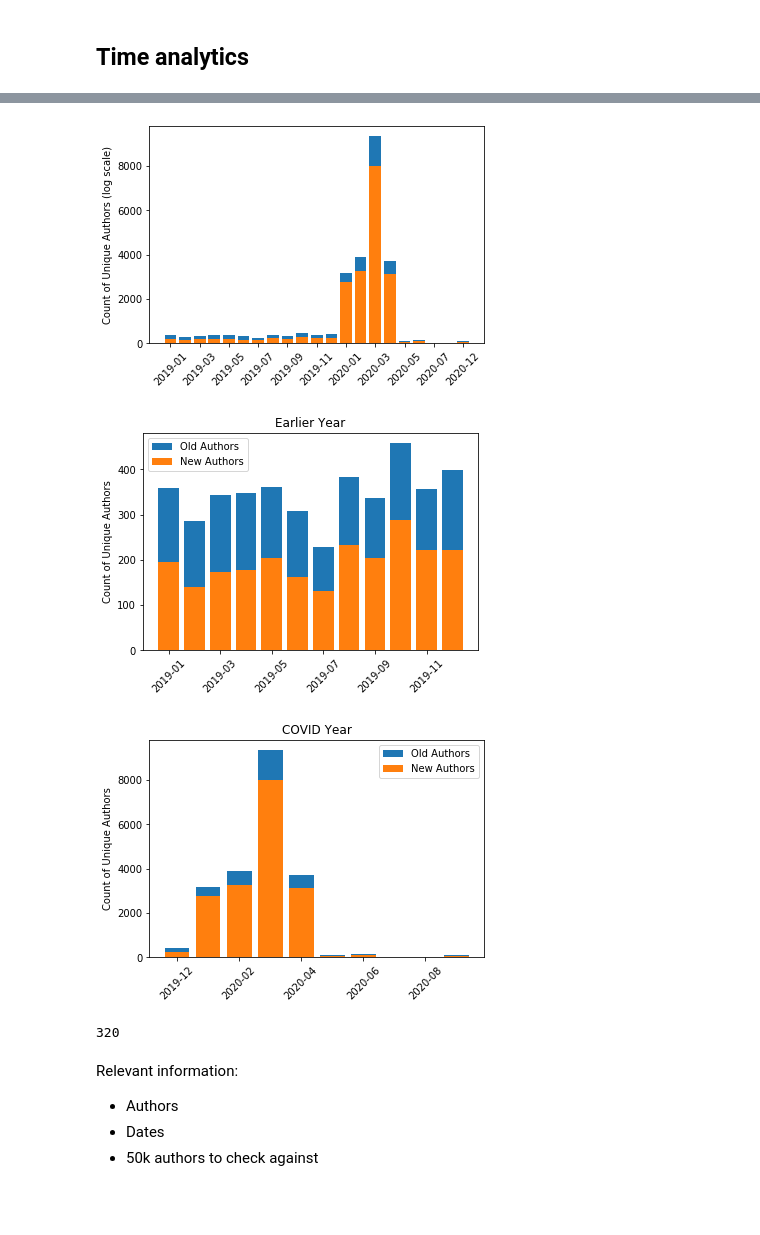
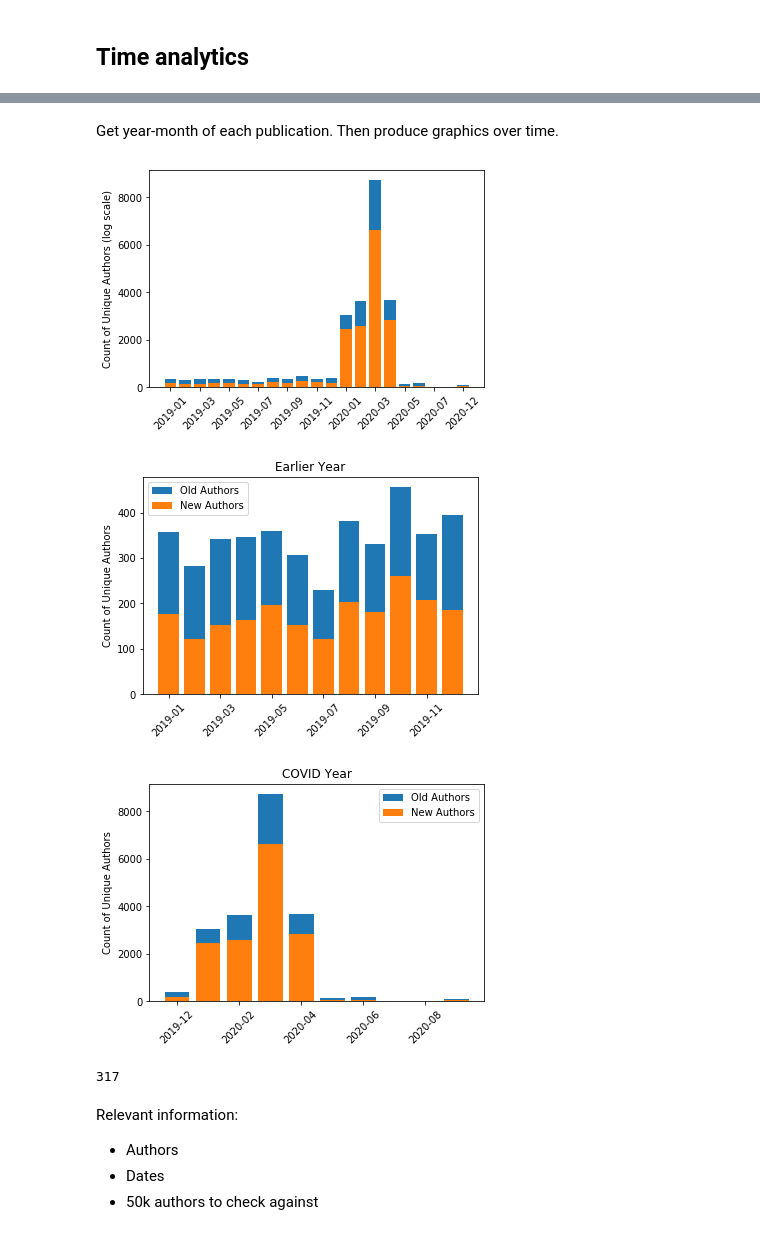
Before and after one commit to COVID19-DVRN/Project-B_Scientific-Opportunism, a Jupyter notebook: AuthorAnalytics.ipynb, the cells around one changed output, grey strips where cells are left out. Drawn from its saved outputs; the diff is of its cells as text; code cells hidden in the pictures; blank space fills up the shorter version.

Commit message:
Author name disambiguation using known rules, and creation of unique author name IDs

```diff
--- a/AuthorAnalytics.ipynb
+++ b/AuthorAnalytics.ipynb
@@ -216,5 +253,0 @@ print(np.std(times) / (len(times) ** 0.5))
-# %%
-x = 'Aarthi Narayanan'
-x = 'Narayanan, Aarthi'
-x = 'NARAYANAN'
-difflib.get_close_matches(x, ['Narayanan', 'Narayanan, A', 'Krishna Narayanan'], cutoff=0.7)
@@ -222,0 +273,12 @@ difflib.get_close_matches(x, ['Narayanan', 'Narayanan, A', 'Krishna Narayanan'],
+# %%
+unique_processed_authors = np.unique(unique_authors['processed_author'])
+author_id_dict = {}
+for e, author in enumerate(unique_processed_authors):
+    author_id_dict.update({author : e})
+
+t = time.time()
+unique_authors['author_id'] = unique_authors['processed_author']
+unique_authors['author_id'] = map_values(
+    unique_authors['author_id'], author_id_dict,
+    verbose=True, increment=0.01).astype(int)
+print(str(time.time() - t) + ' seconds')
@@ -222,0 +305,5 @@ difflib.get_close_matches(x, ['Narayanan', 'Narayanan, A', 'Krishna Narayanan'],
+# %%
+article_authors = article_authors.merge(
+    unique_authors, how='left', left_on='authors', right_on='author')
+del article_authors['author']
+article_authors
@@ -251,5 +368,5 @@ Examples of impossible dates:
 # %%
-earliest_publication = article_authors[['authors', 'converted_datetime']].groupby('authors')\
+earliest_publication = article_authors[['author_id', 'converted_datetime']].groupby('author_id')\
             .min()[['converted_datetime']].reset_index()
 earliest_publication.rename(columns={'converted_datetime' : 'earliest_date'}, inplace=True)
 earliest_publication['earliest_month'] = earliest_publication['earliest_date'].map(lambda x: strf_date_if_not_na(x))
@@ -257,5 +374,5 @@ print(str(sum(earliest_publication['earliest_date'] > disease_startdate)) +
       ' authors had their first coronavirus publication after ' + str(disease_startdate))
 
 author_publications_late = article_authors[article_authors['converted_datetime'] > disease_startdate]
-print(str(len(np.unique(author_publications_late['authors']))) + ' unique authors published after ' + str(disease_startdate))
+print(str(len(np.unique(author_publications_late['author_id']))) + ' unique authors published after ' + str(disease_startdate))
 # %% [output]
@@ -264,62 +381,64 @@ print(str(len(np.unique(author_publications_late['authors']))) + ' unique author
+# %% [markdown]
+Get year-month of each publication. Then produce graphics over time.
 # %%
 article_authors['year_month'] = article_authors['converted_datetime'].map(lambda x: strf_date_if_not_na(x))
 # %%
-unique_authors_per_month = article_authors[['authors', 'year_month']].groupby('year_month').nunique()['authors']
+unique_authors_per_month = article_authors[['author_id', 'year_month']].groupby('year_month').nunique()['author_id']
 unique_authors_per_month = unique_authors_per_month.reset_index()
-new_authors_by_month = pd.DataFrame(earliest_publication[['authors', 'earliest_month']].\
-                 groupby('earliest_month').count()['authors']).reset_index()
+new_authors_by_month = pd.DataFrame(earliest_publication[['author_id', 'earliest_month']].\
+                 groupby('earliest_month').count()['author_id']).reset_index()
 new_authors_by_month
 
 
 unique_authors_per_month_subset = unique_authors_per_month[unique_authors_per_month['year_month'] >= '2019-01']
 new_authors_by_month_subset = new_authors_by_month[new_authors_by_month['earliest_month'] >= '2019-01']
-plt.bar(np.arange(len(unique_authors_per_month_subset)), unique_authors_per_month_subset['authors'])
-plt.bar(np.arange(len(new_authors_by_month_subset)), new_authors_by_month_subset['authors'])
+plt.bar(np.arange(len(unique_authors_per_month_subset)), unique_authors_per_month_subset['author_id'])
+plt.bar(np.arange(len(new_authors_by_month_subset)), new_authors_by_month_subset['author_id'])
 interval = 2
 plt.xticks(np.arange(0, len(unique_authors_per_month_subset), interval),
            [a for e, a in enumerate(unique_authors_per_month_subset['year_month']) if e % interval == 0],
            rotation=45)
 # plt.yscale('log')
 plt.ylabel('Count of Unique Authors (log scale)')
 plt.show()
 
 
 def plot_stuff(unique_authors_per_month_subset, new_authors_by_month_subset):
-    plt.bar(np.arange(len(new_authors_by_month_subset)), unique_authors_per_month_subset['authors'], label='Old Authors')
-    plt.bar(np.arange(len(new_authors_by_month_subset)), new_authors_by_month_subset['authors'], label='New Authors')
+    plt.bar(np.arange(len(new_authors_by_month_subset)), unique_authors_per_month_subset['author_id'], label='Old Authors')
+    plt.bar(np.arange(len(new_authors_by_month_subset)), new_authors_by_month_subset['author_id'], label='New Authors')
     interval = 2
     plt.xticks(np.arange(0, len(unique_authors_per_month_subset), interval),
                [a for e, a in enumerate(unique_authors_per_month_subset['year_month']) if e % interval == 0],
                rotation=45)
     # plt.yscale('log')
     plt.ylabel('Count of Unique Authors')
     plt.legend()
 
 unique_authors_per_month_subset = unique_authors_per_month[(unique_authors_per_month['year_month'] >= '2019-01') &
                      (unique_authors_per_month['year_month'] <= '2019-12')]
 new_authors_by_month_subset = new_authors_by_month_subset[(new_authors_by_month_subset['earliest_month'] >= '2019-01') &
                      (new_authors_by_month_subset['earliest_month'] <= '2019-12')]
 plot_stuff(unique_authors_per_month_subset, new_authors_by_month_subset)
 plt.title('Earlier Year')
 plt.show()
 
 
 unique_authors_per_month_subset = unique_authors_per_month[(unique_authors_per_month['year_month'] >= '2019-12')]
 new_authors_by_month_subset = new_authors_by_month[(new_authors_by_month['earliest_month'] >= '2019-12')]
 plot_stuff(unique_authors_per_month_subset, new_authors_by_month_subset)
 plt.title('COVID Year')
 plt.show()
 # %% [output]
-[figure, old version]
+[figure, new version]
-[figure, old version]
+[figure, new version]
-[figure, old version]
+[figure, new version]
 # %%
-new_authors_by_month = pd.DataFrame(earliest_publication[['authors', 'earliest_date']].\
-                 groupby('earliest_date').nunique()['authors']).reset_index()
+new_authors_by_month = pd.DataFrame(earliest_publication[['author_id', 'earliest_date']].\
+                 groupby('earliest_date').nunique()['author_id']).reset_index()
 new_authors_by_month_subset = new_authors_by_month[new_authors_by_month['earliest_date'] >= '2019-01-01']
 len(new_authors_by_month_subset)
 # %% [output]
-320
+317
 # %% [markdown]
 Relevant information:
 * Authors
```
Also changed, not shown: parts of 36 cells of this notebook.
